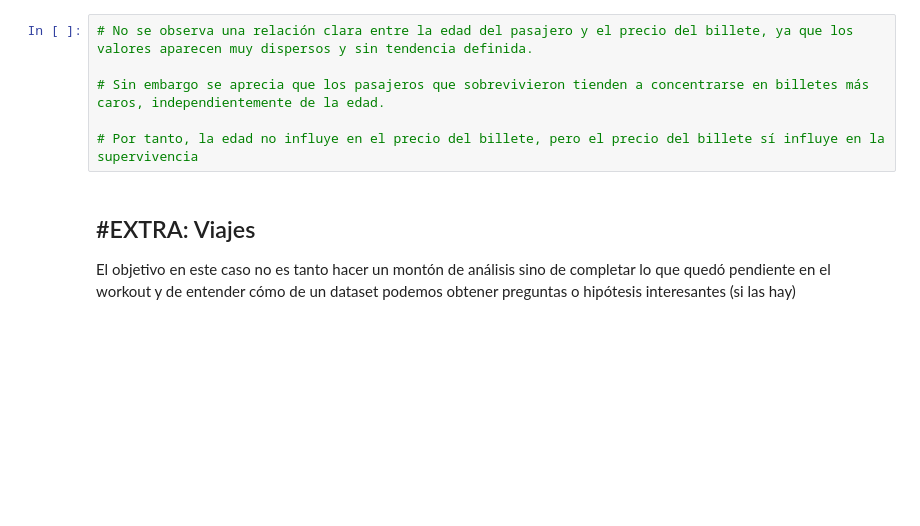
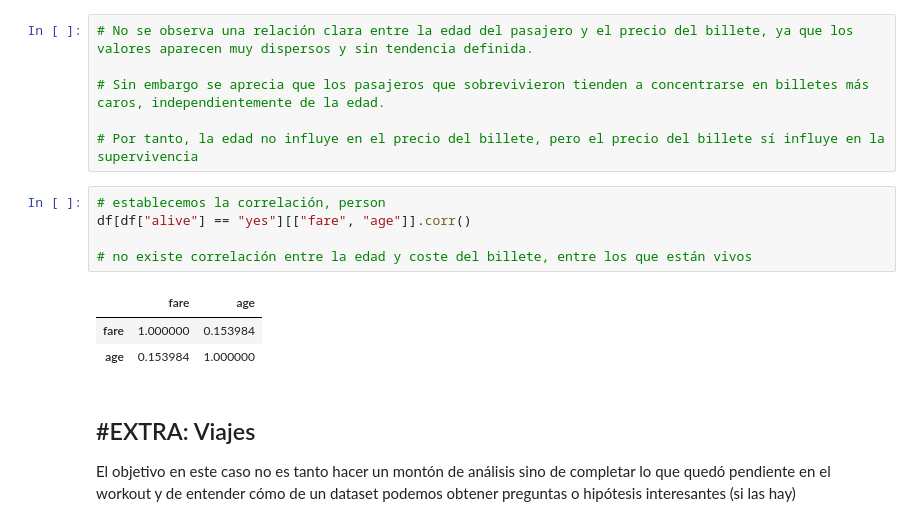
Before and after one commit to MHHsim/DS-Online-Marta-Harana, a Jupyter notebook: 03_Data_Analysis/Sprint_07/Unidad_02_Estadistica_Descriptiva_Multivariante/03_Practica_Obligatoria/18_Practica_Obligatoria_Multivariante.ipynb, the cells around one changed output. Drawn from its saved outputs; the diff is of its cells as text; blank space fills up the shorter version.

```diff
--- a/03_Data_Analysis/Sprint_07/Unidad_02_Estadistica_Descriptiva_Multivariante/03_Practica_Obligatoria/18_Practica_Obligatoria_Multivariante.ipynb
+++ b/03_Data_Analysis/Sprint_07/Unidad_02_Estadistica_Descriptiva_Multivariante/03_Practica_Obligatoria/18_Practica_Obligatoria_Multivariante.ipynb
@@ -488,6 +488,15 @@ scatter_plots_agrupados(df, "alive", "age", "fare")
 # Sin embargo se aprecia que los pasajeros que sobrevivieron tienden a concentrarse en billetes más caros, independientemente de la edad.
 
 # Por tanto, la edad no influye en el precio del billete, pero el precio del billete sí influye en la supervivencia
+# %%
+# establecemos la correlación, person
+df[df["alive"] == "yes"][["fare", "age"]].corr()
+
+# no existe correlación entre la edad y coste del billete, entre los que están vivos
+# %% [output]
+|  | fare | age |
+| fare | 1.000000 | 0.153984 |
+| age | 0.153984 | 1.000000 |
 # %% [markdown]
 ## #EXTRA: Viajes
 
```
